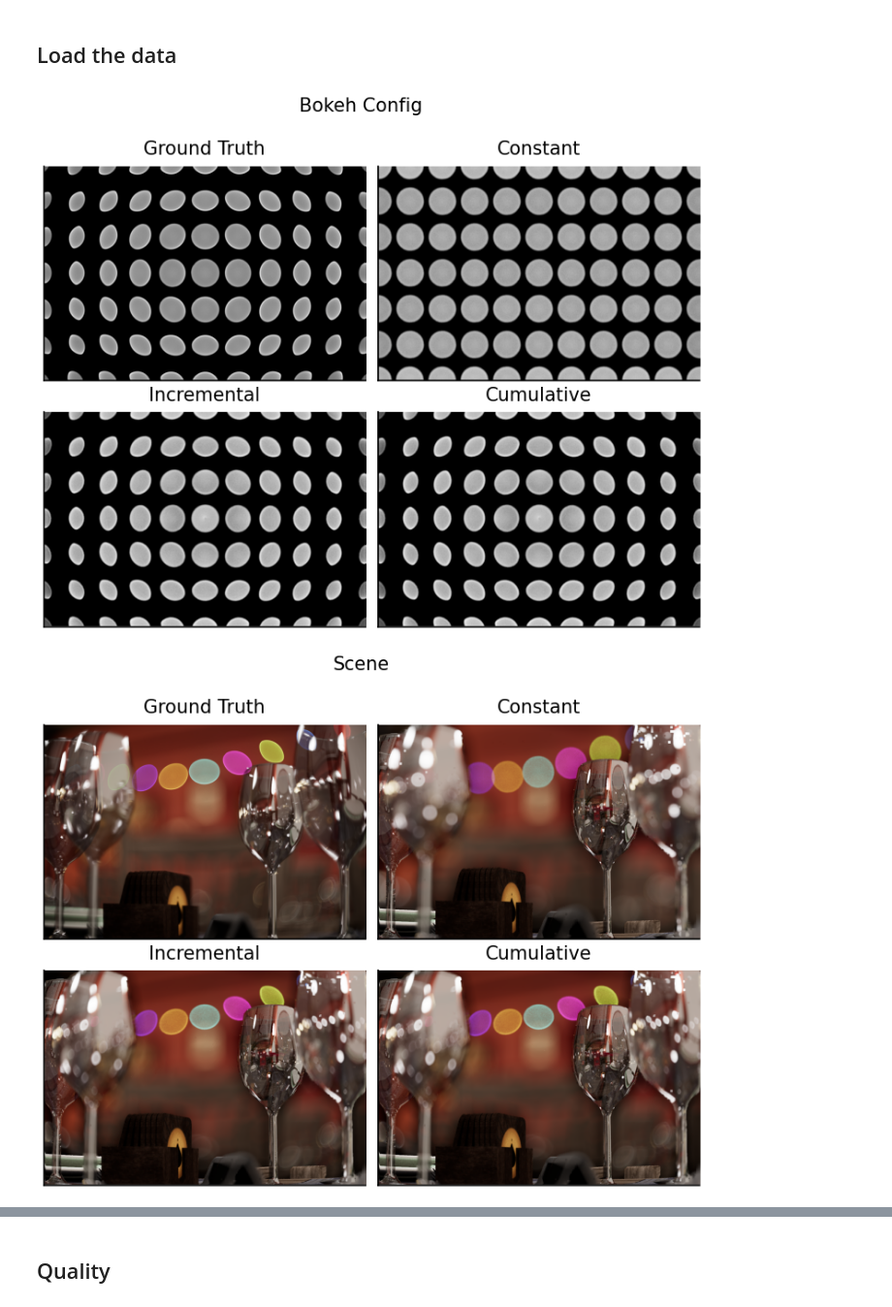
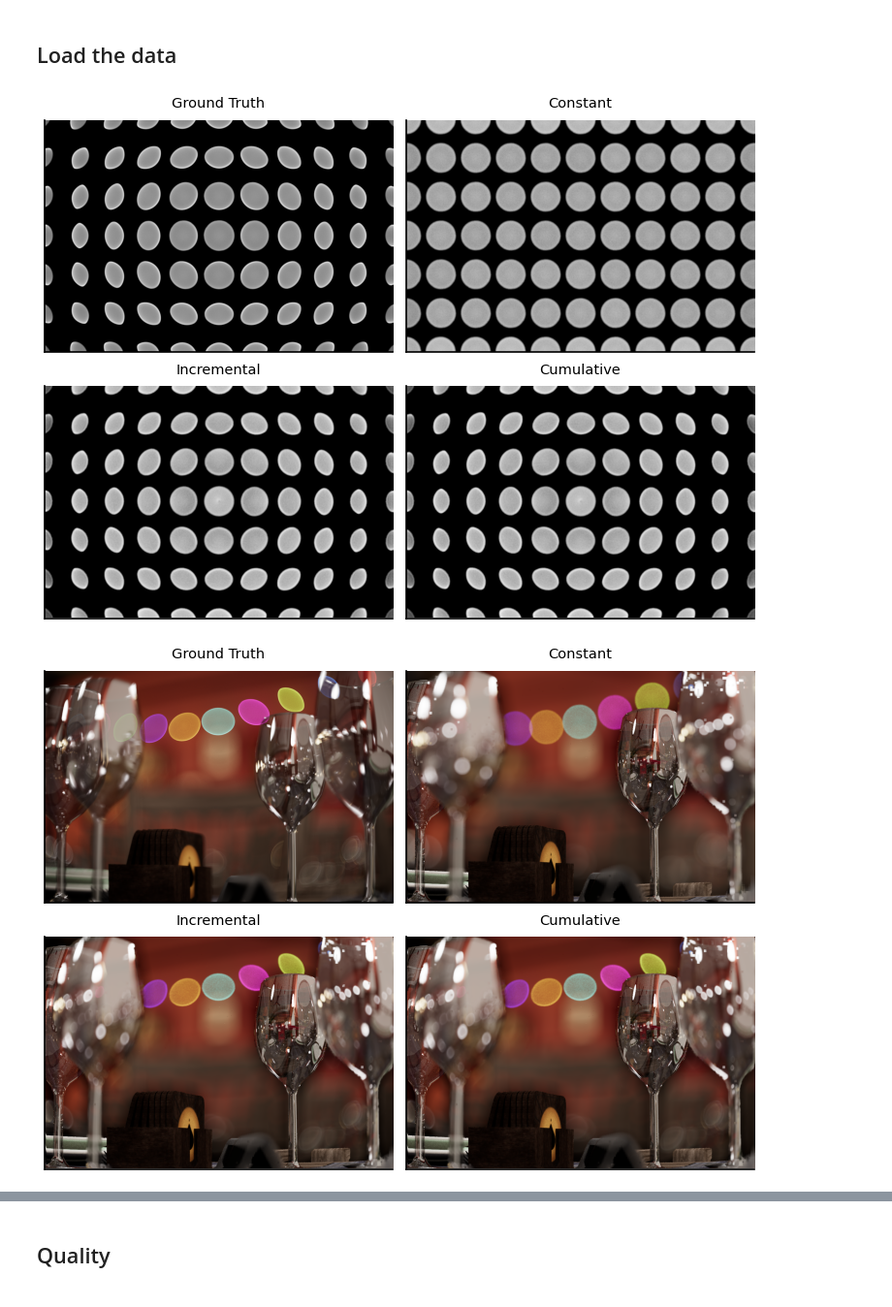
Before and after one commit to chrylt/Spatially-Varying-Bokeh, a Jupyter notebook: bokehConfig/profiling_plots.ipynb, the cells around one changed output, grey strips where cells are left out. Shown at 97% size. Cells and saved outputs as stored; diff of their text form; code cells hidden in the pictures.

Commit message:
adjusted images

```diff
--- a/bokehConfig/profiling_plots.ipynb
+++ b/bokehConfig/profiling_plots.ipynb
@@ -15,12 +15,12 @@ from skimage.metrics import structural_similarity as ssim
 plt.rcParams.update({
     'font.family': 'sans-serif',
     'font.sans-serif': ['Nimbus Sans', 'Helvetica', 'DejaVu Sans'],
-    'font.size': 9,
-    'axes.titlesize': 10,
-    'axes.labelsize': 9,
-    'xtick.labelsize': 8,
-    'ytick.labelsize': 8,
-    'legend.fontsize': 8,
+    'font.size': 7,
+    'axes.titlesize': 7,
+    'axes.labelsize': 7,
+    'xtick.labelsize': 7,
+    'ytick.labelsize': 7,
+    'legend.fontsize': 7,
     'legend.framealpha': 0.9,
     'figure.dpi': 150,
     'savefig.dpi': 300,
@@ -115,36 +115,36 @@ tap_counts = [1, 5, 10, 20, 40, 60, 80]
 tap_count_data = {'constant': {}, 'incremental': {}, 'cumulative': {}}
 
 for mode in METHODS:
     for tc in tap_counts:
         tap_dir = BOKEH_CONFIG_DIR / "tap_count_comparison" / mode
         tap_count_data[mode][tc] = {
             'image': load_image(tap_dir / f"gather_dof_tap_count_{tc:02d}.png"),
             'profiling': load_json(tap_dir / f"tap_count_{tc:02d}_detail.json"),
         }
 
 # Preview: 2x2 per category (GT+Constant / Incremental+Cumulative)
 for cat_key, images, cat_label in [('bokeh_config', bokeh_images, 'Bokeh Config'),
                                     ('scene', scene_images, 'Scene')]:
     ref_img = images['ground_truth']
     fh = fig_height_for_grid(ref_img.shape, 2, 2)
     fig, axes = plt.subplots(2, 2, figsize=(FIG_WIDTH, fh),
                              gridspec_kw={'wspace': 0.04, 'hspace': 0.12})
     for (r, c), method, label in zip(GRID_POSITIONS, GRID_METHODS, GRID_LABELS):
         axes[r, c].imshow(images[method])
         axes[r, c].set_title(label)
         axes[r, c].set_xticks([]); axes[r, c].set_yticks([])
-    fig.suptitle(cat_label, fontsize=10, y=0.99)
+    #fig.suptitle(cat_label, fontsize=10, y=0.99)
     plt.savefig(OUTPUT_DIR / f"loaded_images_preview_{cat_key}.svg", format='svg', bbox_inches='tight')
     plt.show()
 
 print(f"Data loaded from: {DATA_ROOT}")
 print(f"Output: {OUTPUT_DIR}")
 print(f"Bokeh images: {bokeh_images['ground_truth'].shape}, range [{bokeh_images['ground_truth'].min():.3f}, {bokeh_images['ground_truth'].max():.3f}]")
 print(f"Scene images: {scene_images['ground_truth'].shape}")
 print(f"Tap count variations: {len(tap_counts)} per mode")
 # %% [output]
-[figure, old version]
+[figure, new version]
-[figure, old version]
+[figure, new version]
 Data loaded from: C:\Users\Chris\Documents\University\MasterThesis\Spatially-Varying-Bokeh\Demo\Gigi\profiling_results\20260320_131314
 Output: C:\Users\Chris\Documents\University\MasterThesis\Spatially-Varying-Bokeh\Demo\Gigi\profiling_results\20260320_131314\analysis_output
 Bokeh images: (800, 1200, 3), range [0.000, 0.910]
```
Also changed, not shown: parts of 3 cells of this notebook, 12 other files.
